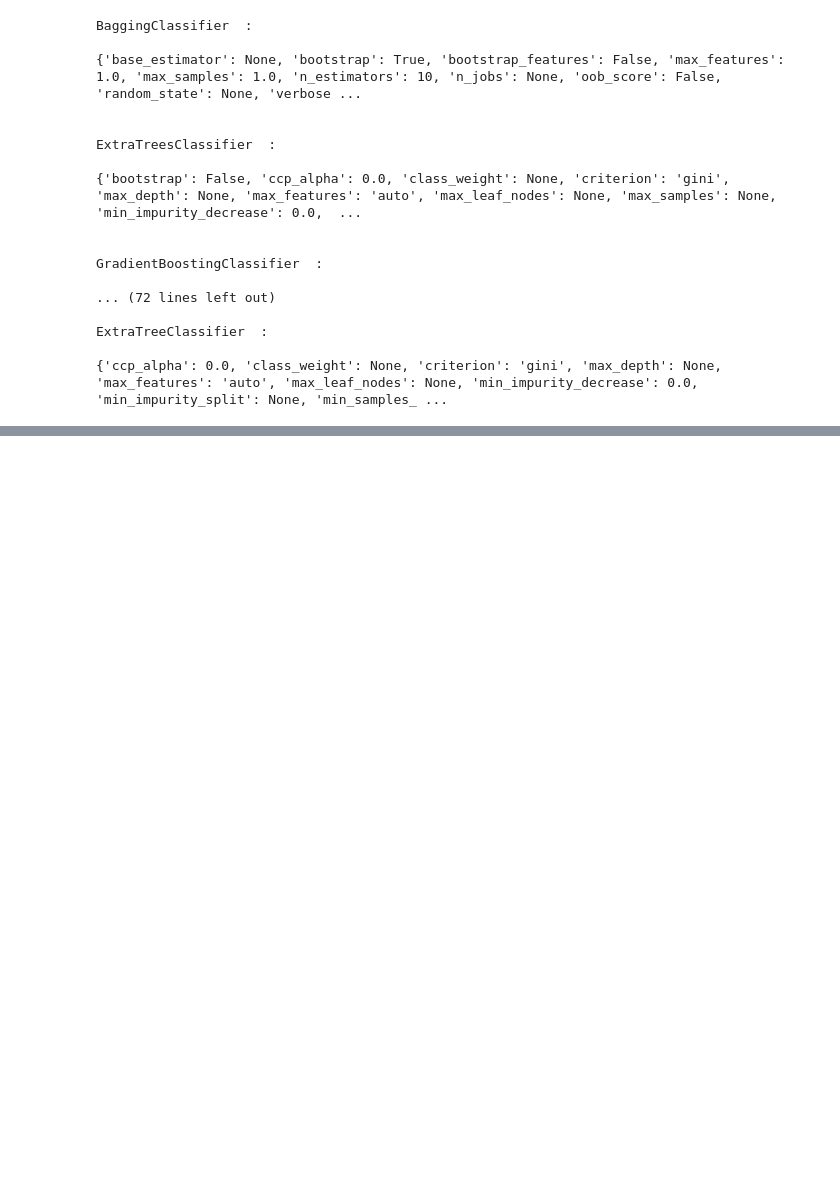
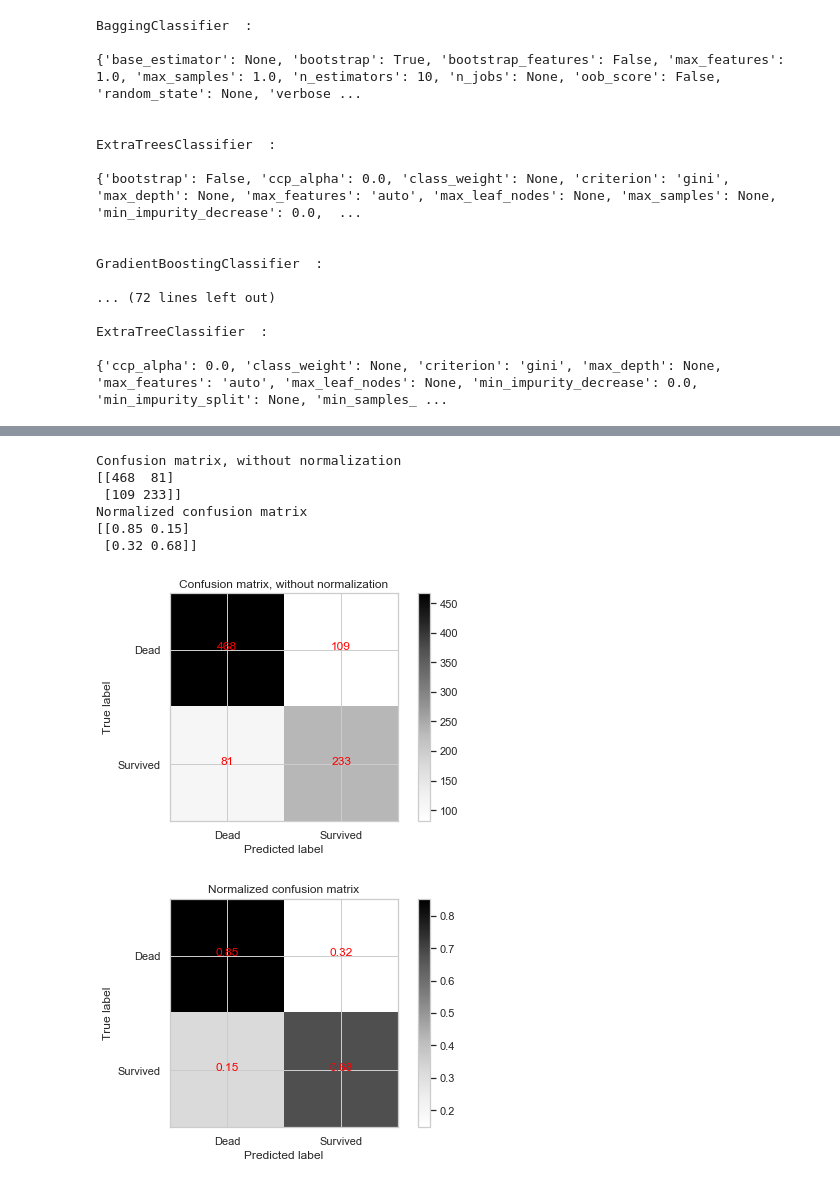
Before and after one commit to yaraxxx/TitanicSurvivalsPrediction, a Jupyter notebook: Survival_AI.ipynb, the cells around one changed output, grey strips where cells are left out. Drawn from its saved outputs; the diff is of its cells as text; code cells hidden in the pictures; blank space fills up the shorter version.

```diff
--- a/Survival_AI.ipynb
+++ b/Survival_AI.ipynb
@@ -782,0 +853,53 @@ ExtraTreeClassifier  :
+# %%
+
+def plot_confusion_matrix( cnfm ,
+                         classes,
+                         normalize = False,
+                         title = 'Confusion matrix',
+                         cmap = plt.cm.Greys):
+    if normalize :
+        # convert int to float
+        # get the sum of the predictions weather correct or not
+        # divide cnfm by the sum
+        cnfm = cnfm.astype('float') / cnfm.sum(axis=1)[:,np.newaxis]
+        print("Normalized confusion matrix")
+    else :
+        print("Confusion matrix, without normalization")
+
+    print(cnfm)
+
+    plt.imshow(cnfm,cmap=cmap)
+    plt.title(title)
+    plt.xticks(np.arange(len(classes)),classes)
+    plt.yticks(np.arange(len(classes)),classes)
+    plt.colorbar()
+
+    plt.tight_layout()
+    plt.ylabel('True label')
+    plt.xlabel('Predicted label')
+
+    fmt = '.2f' if normalize else 'd'
+    for i , j in itertools.product(range(cnfm.shape[0]),range(cnfm.shape[1])):
+        plt.text(i,j,format(cnfm[i,j],fmt), horizontalalignment='center',color='red')
+# %%
+# Compute confusion matrix to evaluate the accuracy of a classification
+# Confusion matrix whose i-th row and j-th column entry indicates the number of samples with true
+# label being i-th class and prediced label being j-th class.
+cnf_matrix = metrics.confusion_matrix(train_set_cpy['Survived'], Tree_Predict)
+
+
+plt.figure()
+plot_confusion_matrix(cnf_matrix,['Dead','Survived'],title="Confusion matrix, without normalization")
+
+
+plt.figure()
+plot_confusion_matrix(cnf_matrix,['Dead','Survived'],normalize=True,title="Normalized confusion matrix")
+# %% [output]
+Confusion matrix, without normalization
+[[468  81]
+ [109 233]]
+Normalized confusion matrix
+[[0.85 0.15]
+ [0.32 0.68]]
+[figure, added]
+[figure, added]
```
Also changed, not shown: parts of 44 cells of this notebook.
